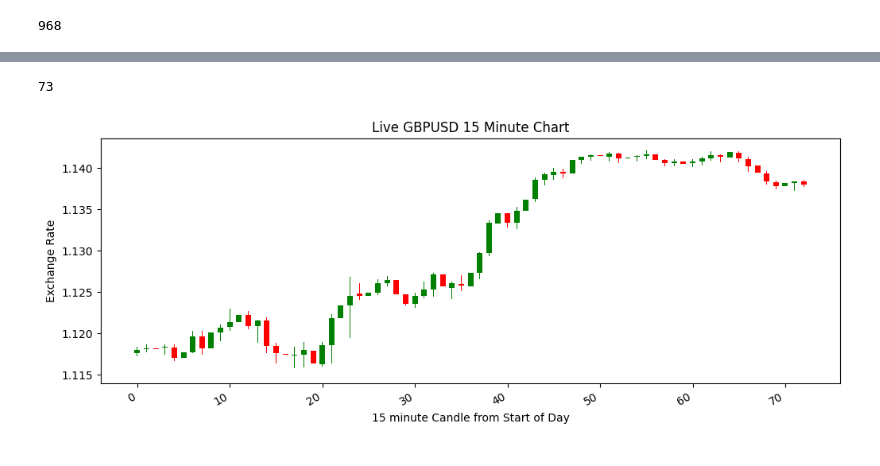
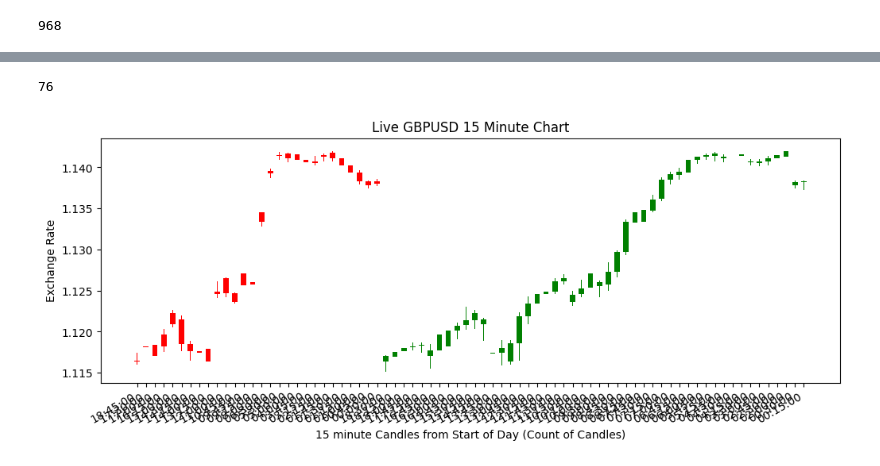
Before and after one commit to zxacman/mycode, a Jupyter notebook: clean-with-pandas/livedemo.ipynb, the cells around one changed output, grey strips where cells are left out. Drawn from its saved outputs; the diff is of its cells as text; code cells hidden in the pictures.

```diff
--- a/clean-with-pandas/livedemo.ipynb
+++ b/clean-with-pandas/livedemo.ipynb
@@ -15,5 +15,4 @@ from datetime import datetime
 Interval="15"
 
 url="https://www.alphavantage.co/query?function=FX_INTRADAY&from_symbol=GBP&to_symbol=USD&interval="+Interval+"min&outputsize=full&apikey=QRNX49EZGZKYUACF&datatype=csv"
-#response = requests.get(url)
-url
+response = requests.get(url)
@@ -44,8 +41,3 @@ df.shape[0]
 968
 # %%
 df3=df
-df3['TimeDeta'] = pd.to_timedelta(df3['Time'])
-### Convert 'timeColumn' to minutes only.
-df3['Day_Time_Index'] = df3['TimeDeta'].dt.total_seconds() / 60
-df3['Day_Time_Index'] = df3['Day_Time_Index'].astype(int)
-df3
@@ -87,7 +81,9 @@ df4=df3.loc[filt]
 # %%
 df4.shape[0]
 # %% [output]
-73
+76
+# %%
+df4.set_index('Time', inplace=True)
 # %%
 #plt.figure()
 fig= plt.figure(figsize=(12,4))
@@ -95,7 +91,7 @@ fig= plt.figure(figsize=(12,4))
 up = df4[df4.close >= df4.open]
 down = df4[df4.close < df4.open]
 
-col1 = 'red'
+col1= 'red'
 col2 = 'green'
 
 # Setting width of candlestick elements
@@ -103,32 +99,32 @@ col2 = 'green'
 #width2 = .03
 width = .6
 width2 = .06
 
 # Plotting up prices of the stock
 plt.bar(up.index, up.close-up.open, width, bottom=up.open, color=col1)
 plt.bar(up.index, up.high-up.close, width2, bottom=up.close, color=col1)
 plt.bar(up.index, up.low-up.open, width2, bottom=up.open, color=col1)
 
 # Plotting down prices of the stock
 plt.bar(down.index, down.close-down.open, width, bottom=down.open, color=col2)
 plt.bar(down.index, down.high-down.open, width2, bottom=down.open, color=col2)
 plt.bar(down.index, down.low-down.close, width2, bottom=down.close, color=col2)
 
 # rotating the x-axis tick labels at 30degree
 # towards right
 #plt.xticks(np.arange(0, 24, step=4))
 plt.xticks(rotation=30, ha='right')
 
 # displaying candlestick chart of stock data
 # of a week
 plt.title("Live GBPUSD "+Interval+" Minute Chart")
-plt.xlabel(Interval+' minute Candle from Start of Day')
+plt.xlabel(Interval+' minute Candles from Start of Day (Count of Candles)')
 plt.ylabel('Exchange Rate')
 
 #plt.annotate("Start of Trading Session", xy=(745, 1.1405), xytext=(730, 1.15), arrowprops={"arrowstyle":"->", "color":"blue"})
 #plt.annotate("News Event", xy=(795, 1.15), xytext=(780, 1.14), arrowprops={"arrowstyle":"->", "color":"blue"})
 plt.plot()
 plt.savefig('1min-2.png')
 plt.show()
 # %% [output]
-[figure, old version]
+[figure, new version]
```
Also changed, not shown: parts of 6 cells of this notebook, 2 other files.
